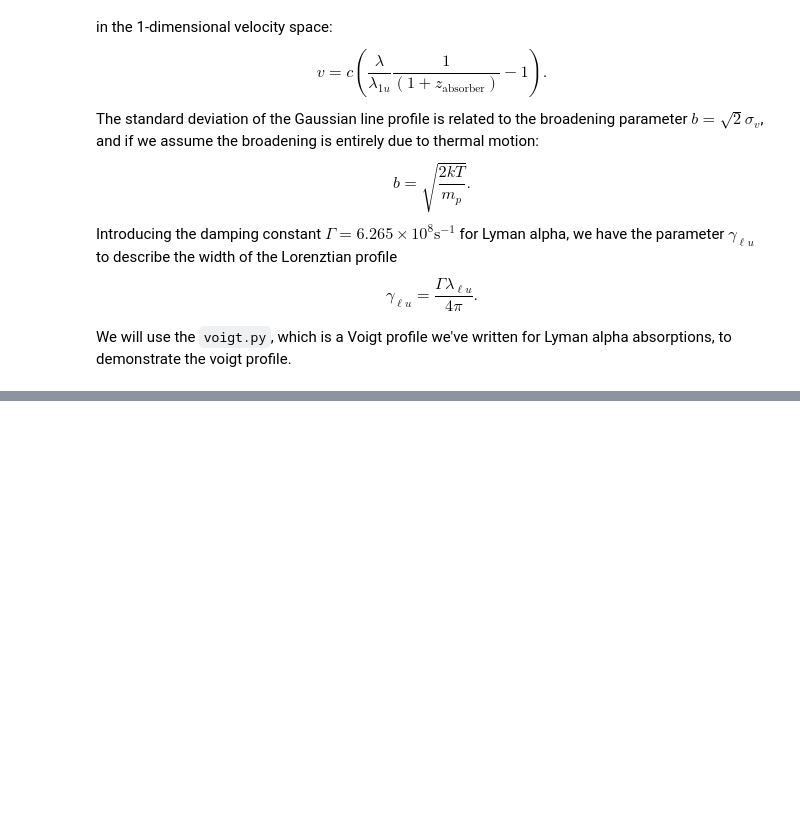
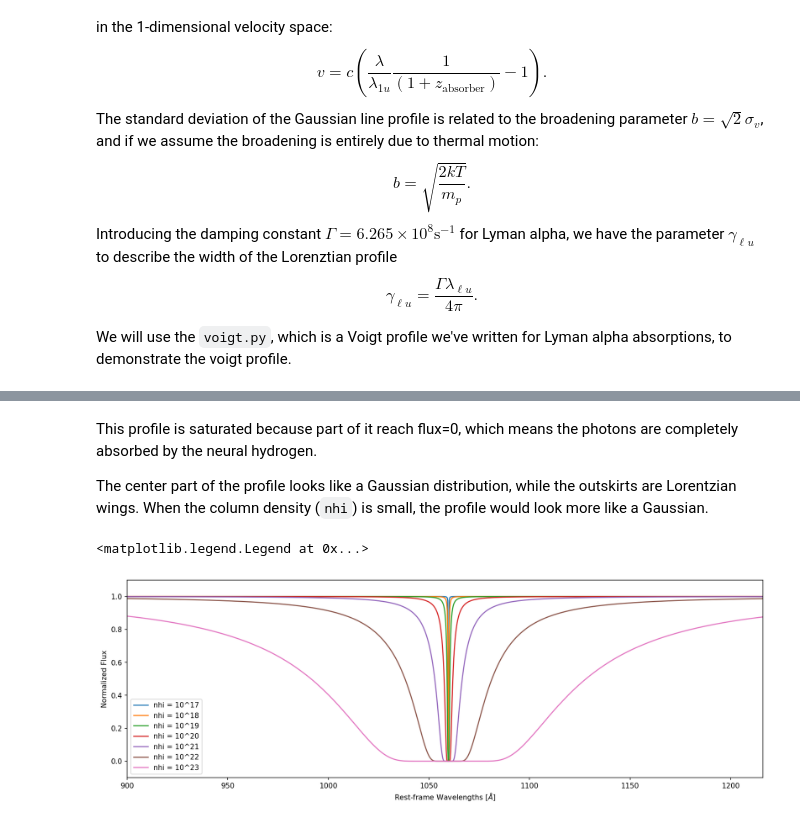
Before and after one commit to jibanCat/gpy_dla_detection, a Jupyter notebook: notebooks/Tutorial: Automate Lyman alpha Absorption Detection.ipynb, the cells around one changed output, grey strips where cells are left out. Cells and saved outputs as stored; diff of their text form; code cells hidden in the pictures; blank space fills up the shorter version.

Commit message:
2023.04.09 : some progresses on model selection part

```diff
--- a/notebooks/Tutorial: Automate Lyman alpha Absorption Detection.ipynb
+++ b/notebooks/Tutorial: Automate Lyman alpha Absorption Detection.ipynb
@@ -194,0 +226,35 @@ We will use the `voigt.py`, which is a Voigt profile we've written for Lyman alp
+# %% [markdown]
+This profile is saturated because part of it reach flux=0, which means the photons are completely absorbed by the neural hydrogen.
+
+The center part of the profile looks like a Gaussian distribution, while the outskirts are Lorentzian wings.
+When the column density (`nhi`) is small, the profile would look more like a Gaussian.
+# %%
+# Assume there's an absorber at redshift 2.511
+z_dla = 2.511
+
+list_nhis = [17, 18, 19, 20, 21, 22, 23] # [cm^-2]
+
+plt.figure(figsize=(16, 5))
+
+for nhi in list_nhis:
+    voigt_profile = voigt.voigt_absorption(
+        wavelengths,
+        nhi=10**nhi,
+        z_dla=z_dla,
+        num_lines=1,
+        broadening=False,
+    )
+
+    plt.plot(
+        rest_wavelengths, voigt_profile,
+        label="nhi = 10^{}".format(nhi),
+    )
+
+plt.xlabel("Rest-frame Wavelengths [$\AA$]")
+plt.ylabel("Normalized Flux")
+plt.ylim(-0.1 , 1.1)
+plt.xlim(900, 1216)
+plt.legend()
+# %% [output]
+<matplotlib.legend.Legend at 0x...>
+[figure, added]
```
Also changed, not shown: parts of 22 cells of this notebook.
